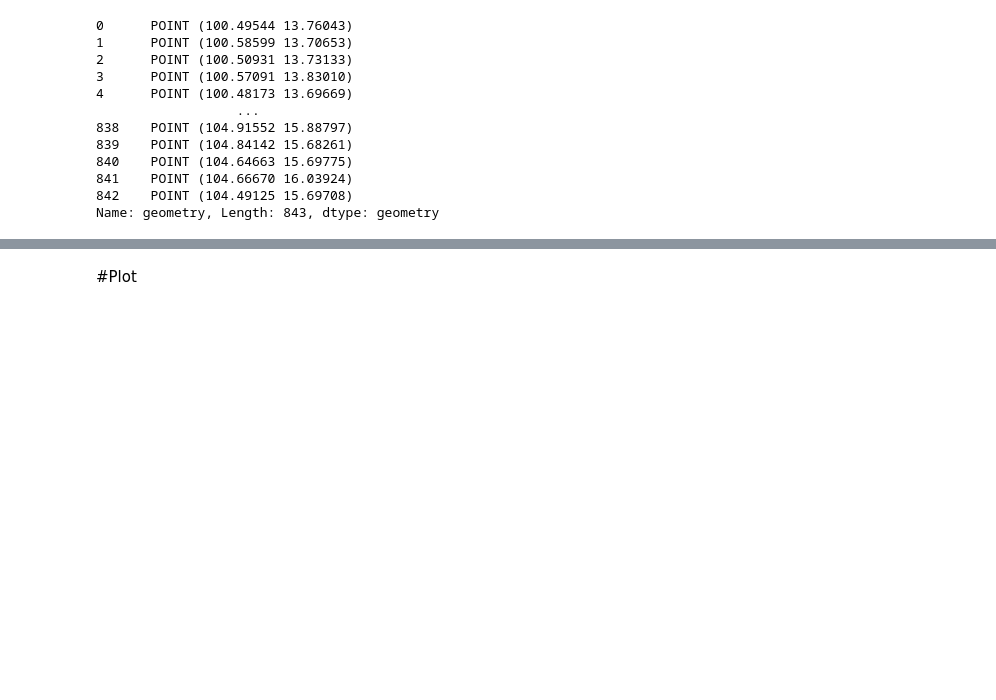
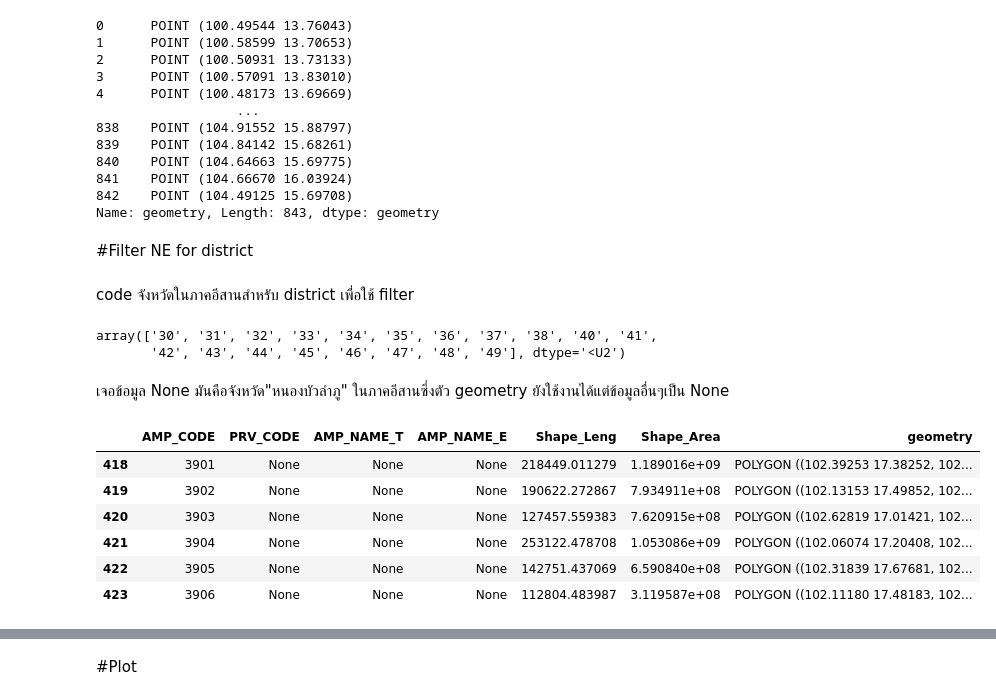
Before and after one commit to myNameIsPK/route_prediction, a Jupyter notebook: phase1/1.2/district_filterRoad.ipynb, the cells around one changed output, grey strips where cells are left out. Cells and saved outputs as stored; diff of their text form; code cells hidden in the pictures; blank space fills up the shorter version.

```diff
--- a/phase1/1.2/district_filterRoad.ipynb
+++ b/phase1/1.2/district_filterRoad.ipynb
@@ -151,3 +186,27 @@ Name: geometry, Length: 843, dtype: geometry
 lon = districtPoint_NE.geometry.x
 lat = districtPoint_NE.geometry.y
 coord = list(zip(lon,lat))
+# %% [markdown]
+#Filter NE for district
+# %% [markdown]
+code จังหวัดในภาคอีสานสำหรับ district เพื่อใช้ filter
+# %%
+districtCodeNew = []
+districtCodeNew = ['30','31','32','33','34','35','36','37','38','40','41','42','43','44','45','46','47','48','49']
+districtCode = np.array(districtCodeNew)
+districtCode
+# %% [output]
+array(['30', '31', '32', '33', '34', '35', '36', '37', '38', '40', '41',
+       '42', '43', '44', '45', '46', '47', '48', '49'], dtype='<U2')
+# %% [markdown]
+เจอข้อมูล None มันคือจังหวัด"หนองบัวลำภู" ในภาคอีสานซึ่งตัว geometry ยังใช้งานได้แต่ข้อมูลอื่นๆเป็น None
+# %%
+district.loc[418:423]
+# %% [output]
+|  | AMP_CODE | PRV_CODE | AMP_NAME_T | AMP_NAME_E | Shape_Leng | Shape_Area | geometry |
+| 418 | 3901 | None | None | None | 218449.011279 | 1.189016e+09 | POLYGON ((102.39253 17.38252, 102... |
+| 419 | 3902 | None | None | None | 190622.272867 | 7.934911e+08 | POLYGON ((102.13153 17.49852, 102... |
+| 420 | 3903 | None | None | None | 127457.559383 | 7.620915e+08 | POLYGON ((102.62819 17.01421, 102... |
+| 421 | 3904 | None | None | None | 253122.478708 | 1.053086e+09 | POLYGON ((102.06074 17.20408, 102... |
+| 422 | 3905 | None | None | None | 142751.437069 | 6.590840e+08 | POLYGON ((102.31839 17.67681, 102... |
+| 423 | 3906 | None | None | None | 112804.483987 | 3.119587e+08 | POLYGON ((102.11180 17.48183, 102... |
```
Also changed, not shown: parts of 21 cells of this notebook.
